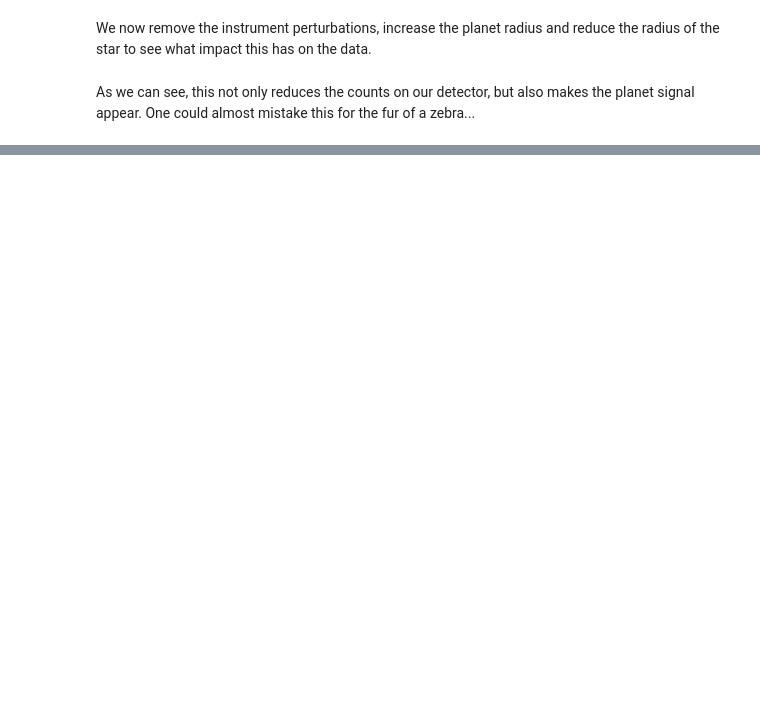
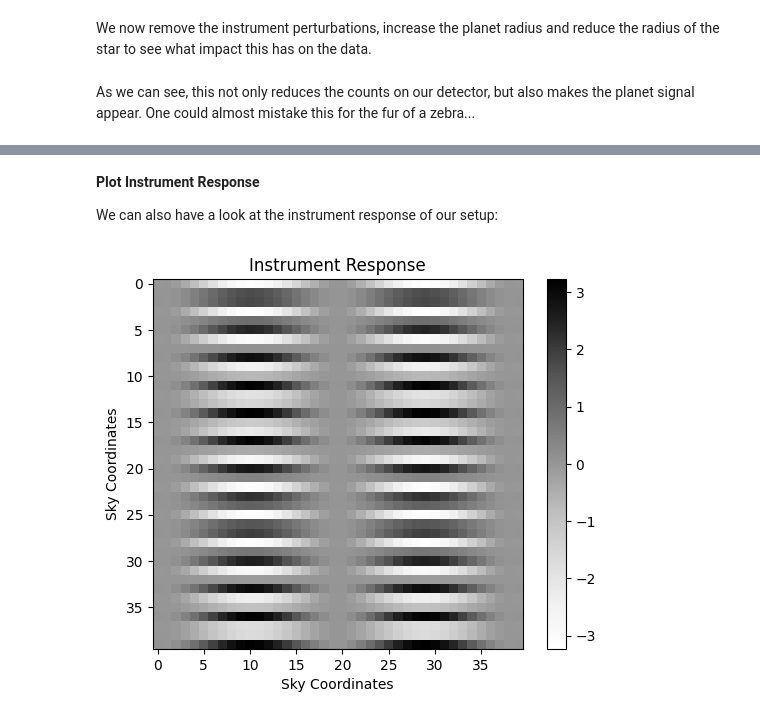
Before and after one commit to pahuber/PHRINGE, a Jupyter notebook: docs/tutorials/advanced_example.ipynb, the cells around one changed output, grey strips where cells are left out. Cells and saved outputs as stored; diff of their text form; code cells hidden in the pictures; blank space fills up the shorter version.

```diff
--- a/docs/tutorials/advanced_example.ipynb
+++ b/docs/tutorials/advanced_example.ipynb
@@ -213,0 +239,19 @@ plt.show()
+# %% [markdown]
+**Plot Instrument Response**
+
+We can also have a look at the instrument response of our setup:
+# %%
+fov_max = phringe.get_field_of_view()[0].item()
+ir = phringe.get_instrument_response(fov=fov_max, kernels=True, perturbations=True)
+
+# Get response at 20th wavelength bin and zeroth time step
+ir = ir[:, 20, 0]
+
+plt.imshow(ir.cpu().numpy()[0], cmap='Greys')
+plt.title('Instrument Response')
+plt.ylabel('Sky Coordinates')
+plt.xlabel('Sky Coordinates')
+plt.colorbar()
+plt.show()
+# %% [output]
+[figure, added]
```
Also changed, not shown: parts of 10 cells of this notebook, 2 other files.
